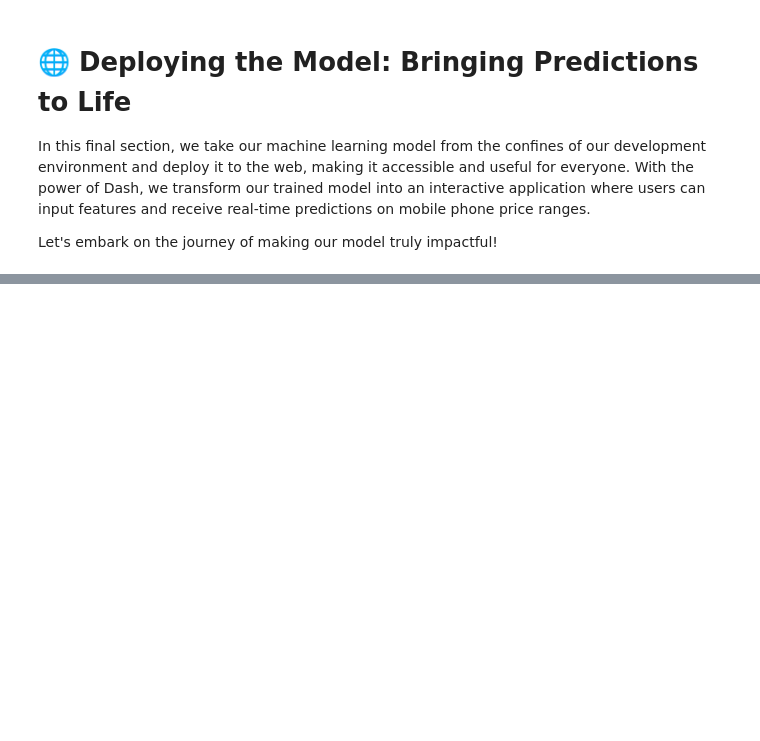
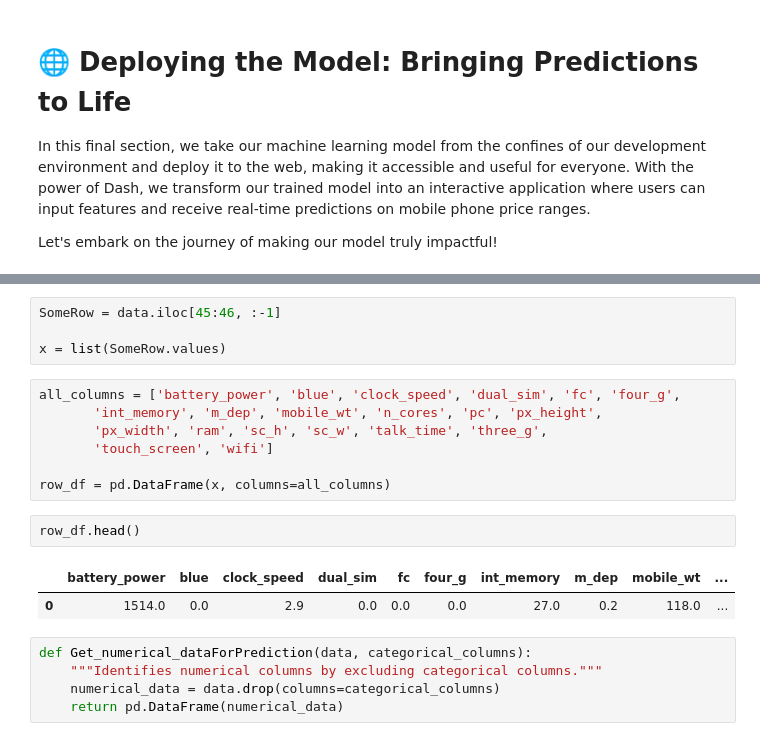
Before and after one commit to MO7AMED3TWAN/Protofolio, a Jupyter notebook: Data Analysis Projects/3- Mobile-Phone Price Prediction With 96% Accuracy LR (Adanced)/MainNotebook.ipynb, the cells around one changed output, grey strips where cells are left out. Drawn from its saved outputs; the diff is of its cells as text; blank space fills up the shorter version.

```diff
--- a/Data Analysis Projects/3- Mobile-Phone Price Prediction With 96% Accuracy LR (Adanced)/MainNotebook.ipynb
+++ b/Data Analysis Projects/3- Mobile-Phone Price Prediction With 96% Accuracy LR (Adanced)/MainNotebook.ipynb
@@ -1233,0 +987,21 @@ if __name__ == '__main__':
+# %%
+SomeRow = data.iloc[45:46, :-1]
+
+x = list(SomeRow.values)
+# %%
+all_columns = ['battery_power', 'blue', 'clock_speed', 'dual_sim', 'fc', 'four_g',
+       'int_memory', 'm_dep', 'mobile_wt', 'n_cores', 'pc', 'px_height',
+       'px_width', 'ram', 'sc_h', 'sc_w', 'talk_time', 'three_g',
+       'touch_screen', 'wifi']
+
+row_df = pd.DataFrame(x, columns=all_columns)
+# %%
+row_df.head()
+# %% [output]
+|  | battery_power | blue | clock_speed | dual_sim | fc | four_g | int_memory | m_dep | mobile_wt | ... |
+| 0 | 1514.0 | 0.0 | 2.9 | 0.0 | 0.0 | 0.0 | 27.0 | 0.2 | 118.0 | ... |
+# %%
+def Get_numerical_dataForPrediction(data, categorical_columns):
+    """Identifies numerical columns by excluding categorical columns."""
+    numerical_data = data.drop(columns=categorical_columns)
+    return pd.DataFrame(numerical_data)
```
Also changed, not shown: parts of 41 cells of this notebook.
